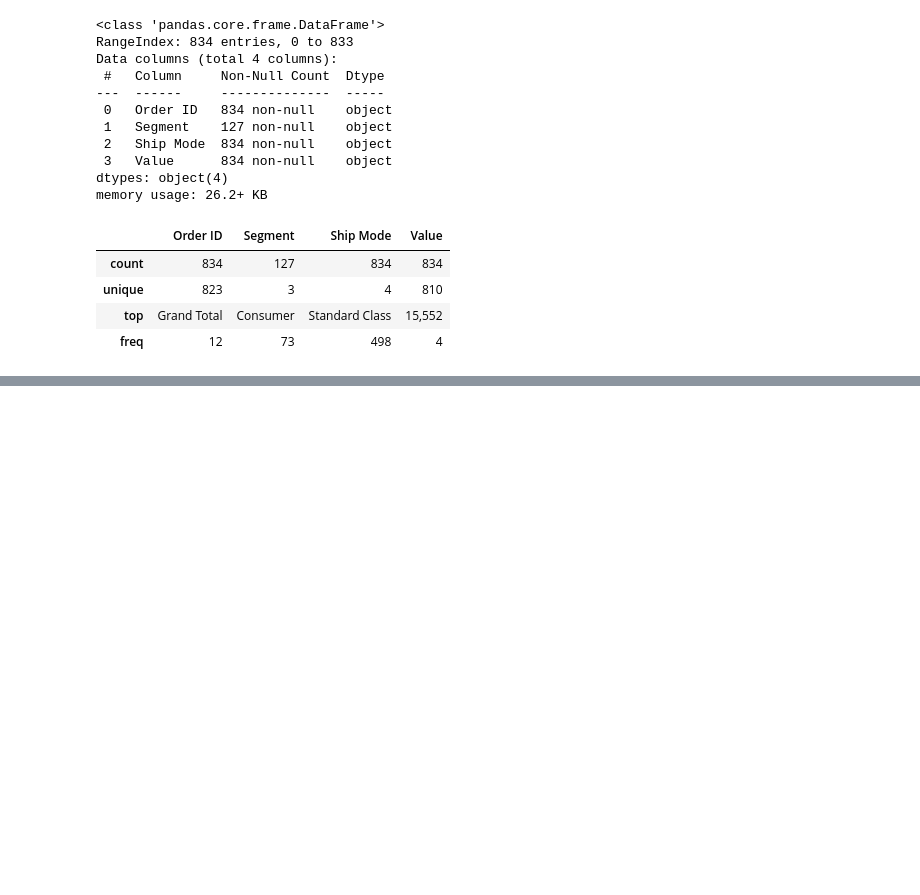
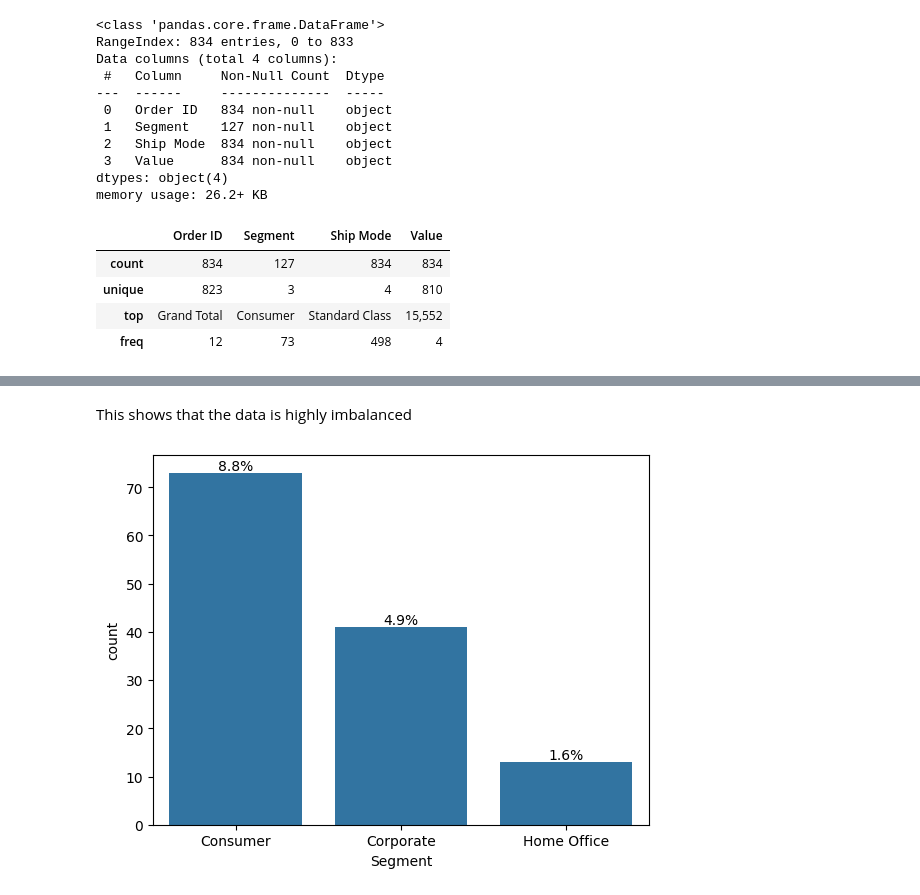
Before and after one commit to bontlemphahlele/orders, a Jupyter notebook: orders_notebook.ipynb, the cells around one changed output, grey strips where cells are left out. Saved outputs shown, nothing was run; the diff lists cells and outputs as text; code cells hidden in the pictures; blank space fills up the shorter version.

```diff
--- a/orders_notebook.ipynb
+++ b/orders_notebook.ipynb
@@ -47,4 +45,6 @@ print(df.head())
 # %%
-#remove white spaces
-df.columns = df.columns.str.strip()
+# remove white spaces from column names (do not overwrite df_cleaned)
+# previously df_cleaned = df.columns.str.strip() set df_cleaned to an Index; fix by modifying columns
+
+df_cleaned.columns = df_cleaned.columns.str.strip()
 # %%
@@ -94,3 +121,0 @@ pd.concat([missing, missing_perc], axis=1, keys=['Missing Values', '% of Total V
-# %%
-#use mode to fill missing values in Segment column
-df['Segment'].fillna(df['Segment'].mode()[0], inplace=True)
@@ -112,5 +150,3 @@ The number of duplicate rows is: 0
 # %%
 #change data types
-df['Value'] = pd.to_numeric(df['Value'], errors='coerce')
-df['Segment'] = df['Segment'].astype('category')
-df['Ship Mode'] = df['Ship Mode'].astype('category')
+df_cleaned['Segment']= df_cleaned['Segment'].astype('category')
@@ -116,0 +171,11 @@ df['Ship Mode'] = df['Ship Mode'].astype('category')
+# %% [markdown]
+This shows that the data is highly imbalanced
+# %%
+ax = sns.countplot(x='Segment', data=df)
+for p in ax.patches:
+    percentage = f'{100 * p.get_height()/len(df):.1f}%'
+    ax.annotate(percentage, (p.get_x() + p.get_width() / 2., p.get_height()),
+                ha='center', va='bottom')
+plt.show()
+# %% [output]
+[figure, added]
```
Also changed, not shown: parts of 52 cells of this notebook, 2 other files.
